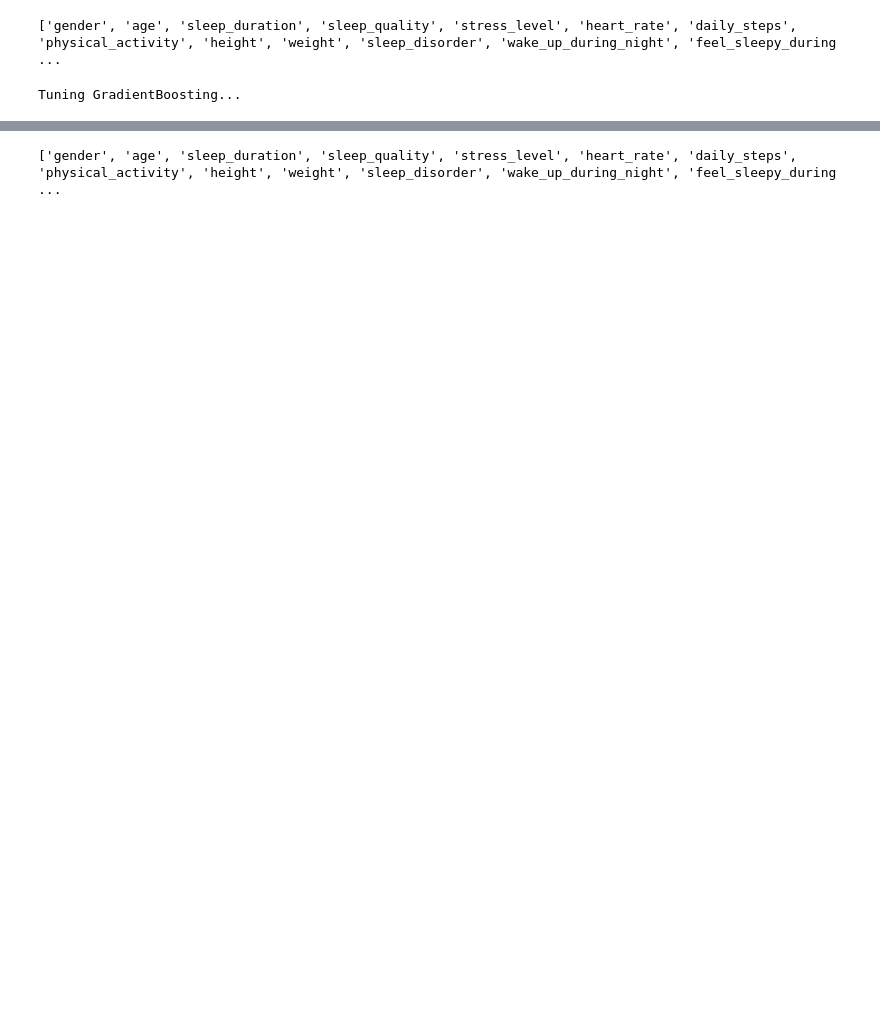
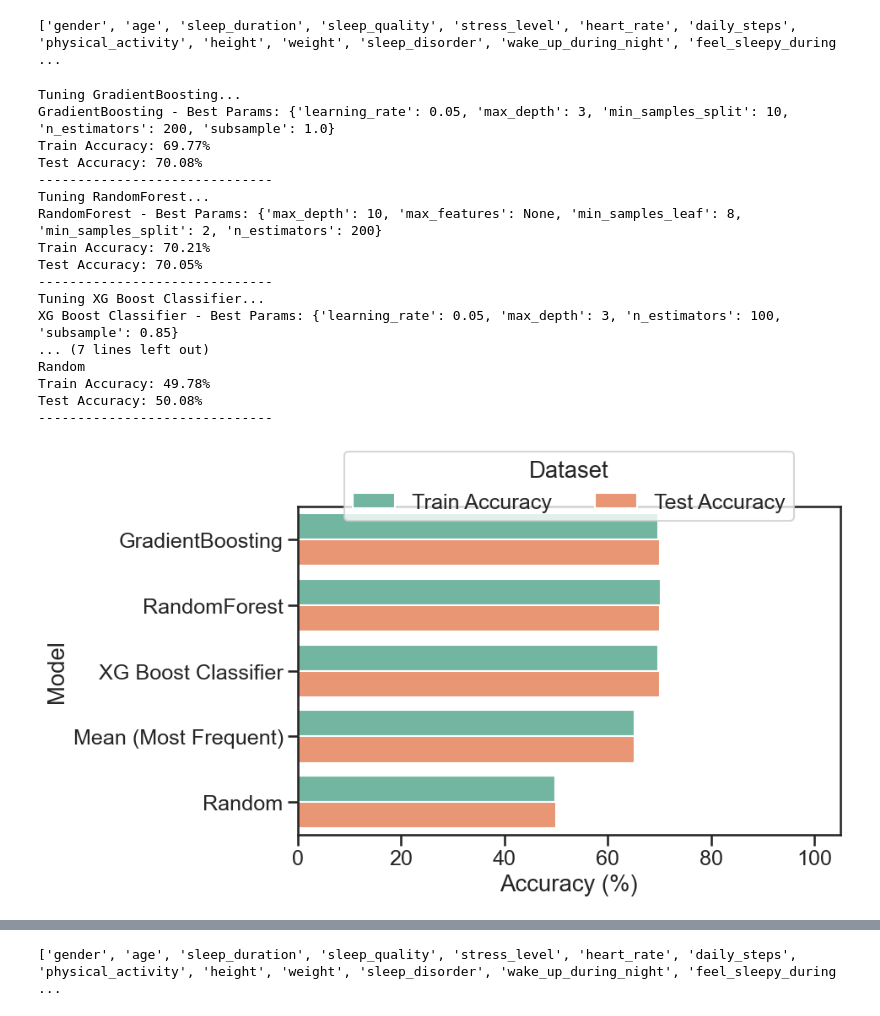
Before and after one commit to debanjan-cosmo/Erdos_Data_Science_Project_2025, a Jupyter notebook: tune_model_parameters.ipynb, the cells around one changed output, grey strips where cells are left out. Cells and saved outputs as stored; diff of their text form; code cells hidden in the pictures; blank space fills up the shorter version.

```diff
--- a/tune_model_parameters.ipynb
+++ b/tune_model_parameters.ipynb
@@ -145,9 +148,30 @@ def compare_models_with_tuning(df, col, test_size=0.2, random_state=1205):
     plt.tight_layout()
     plt.show()
 # %%
+best_p = [{'learning_rate': 0.01, 'max_depth': 3, 'n_estimators': 300, 'subsample': 1.0},\
+    {'max_depth': 10, 'max_features': None, 'min_samples_split': 5, 'n_estimators': 200},\
+    {'learning_rate': 0.05, 'max_depth': 3, 'n_estimators': 100, 'subsample': 0.85}]
+
 compare_models_with_tuning(df, 'dry_eye_disease')
 # %% [output]
 Tuning GradientBoosting...
+GradientBoosting - Best Params: {'learning_rate': 0.05, 'max_depth': 3, 'min_samples_split': 10, 'n_estimators': 200, 'subsample': 1.0}
+Train Accuracy: 69.77%
+Test Accuracy: 70.08%
+------------------------------
+Tuning RandomForest...
+RandomForest - Best Params: {'max_depth': 10, 'max_features': None, 'min_samples_leaf': 8, 'min_samples_split': 2, 'n_estimators': 200}
+Train Accuracy: 70.21%
+Test Accuracy: 70.05%
+------------------------------
+Tuning XG Boost Classifier...
+XG Boost Classifier - Best Params: {'learning_rate': 0.05, 'max_depth': 3, 'n_estimators': 100, 'subsample': 0.85}
+... (7 lines left out)
+Random
+Train Accuracy: 49.78%
+Test Accuracy: 50.08%
+------------------------------
+[figure, added]
 # %%
 compare_models_with_tuning(df, 'insomnia')
 # %% [output]
```
Also changed, not shown: parts of 4 cells of this notebook, 6 other files.
